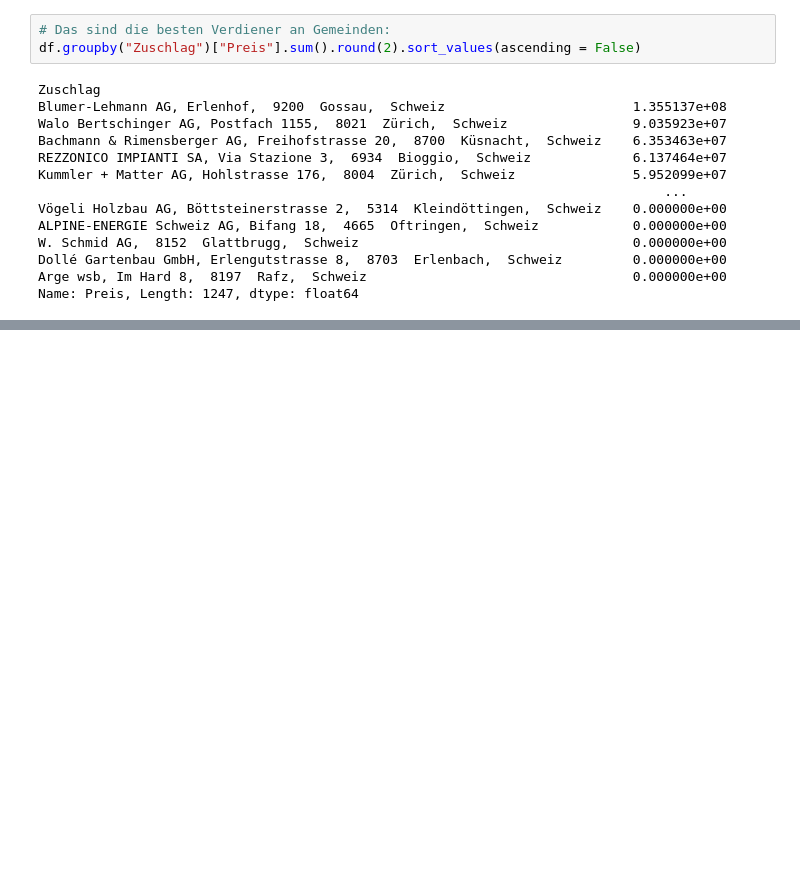
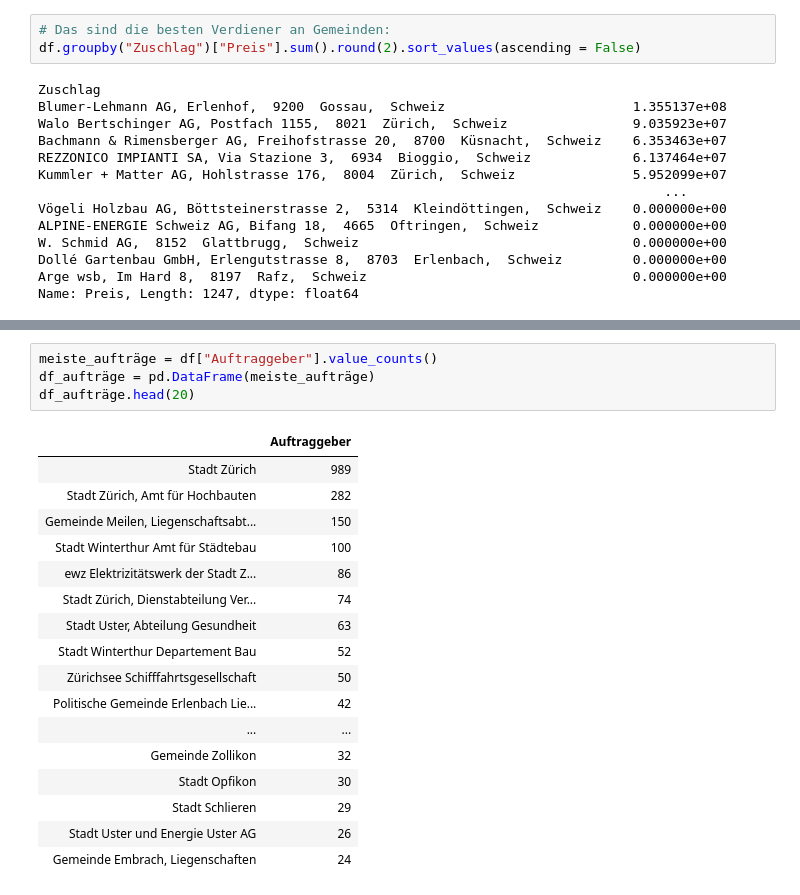
Before and after one commit to Supermarius/cas-ddj-hub, a Jupyter notebook: Projekt2_Simap_Scraping/Scrapingdaten_auslesen_Neuanlauf.ipynb, the cells around one changed output, grey strips where cells are left out. Cells and saved outputs as stored; diff of their text form; blank space fills up the shorter version.

```diff
--- a/Projekt2_Simap_Scraping/Scrapingdaten_auslesen_Neuanlauf.ipynb
+++ b/Projekt2_Simap_Scraping/Scrapingdaten_auslesen_Neuanlauf.ipynb
@@ -645,0 +680,22 @@ AttributeError: Cannot access callable attribute 'groupby' of 'DataFrameGroupBy'
+# %%
+meiste_aufträge = df["Auftraggeber"].value_counts()
+df_aufträge = pd.DataFrame(meiste_aufträge)
+df_aufträge.head(20)
+# %% [output]
+|  | Auftraggeber |
+| Stadt Zürich | 989 |
+| Stadt Zürich, Amt für Hochbauten | 282 |
+| Gemeinde Meilen, Liegenschaftsabt... | 150 |
+| Stadt Winterthur Amt für Städtebau | 100 |
+| ewz Elektrizitätswerk der Stadt Z... | 86 |
+| Stadt Zürich, Dienstabteilung Ver... | 74 |
+| Stadt Uster, Abteilung Gesundheit | 63 |
+| Stadt Winterthur Departement Bau | 52 |
+| Zürichsee Schifffahrtsgesellschaft | 50 |
+| Politische Gemeinde Erlenbach Lie... | 42 |
+| ... | ... |
+| Gemeinde Zollikon | 32 |
+| Stadt Opfikon | 30 |
+| Stadt Schlieren | 29 |
+| Stadt Uster und Energie Uster AG | 26 |
+| Gemeinde Embrach, Liegenschaften | 24 |
```
Also changed, not shown: parts of 5 cells of this notebook.
